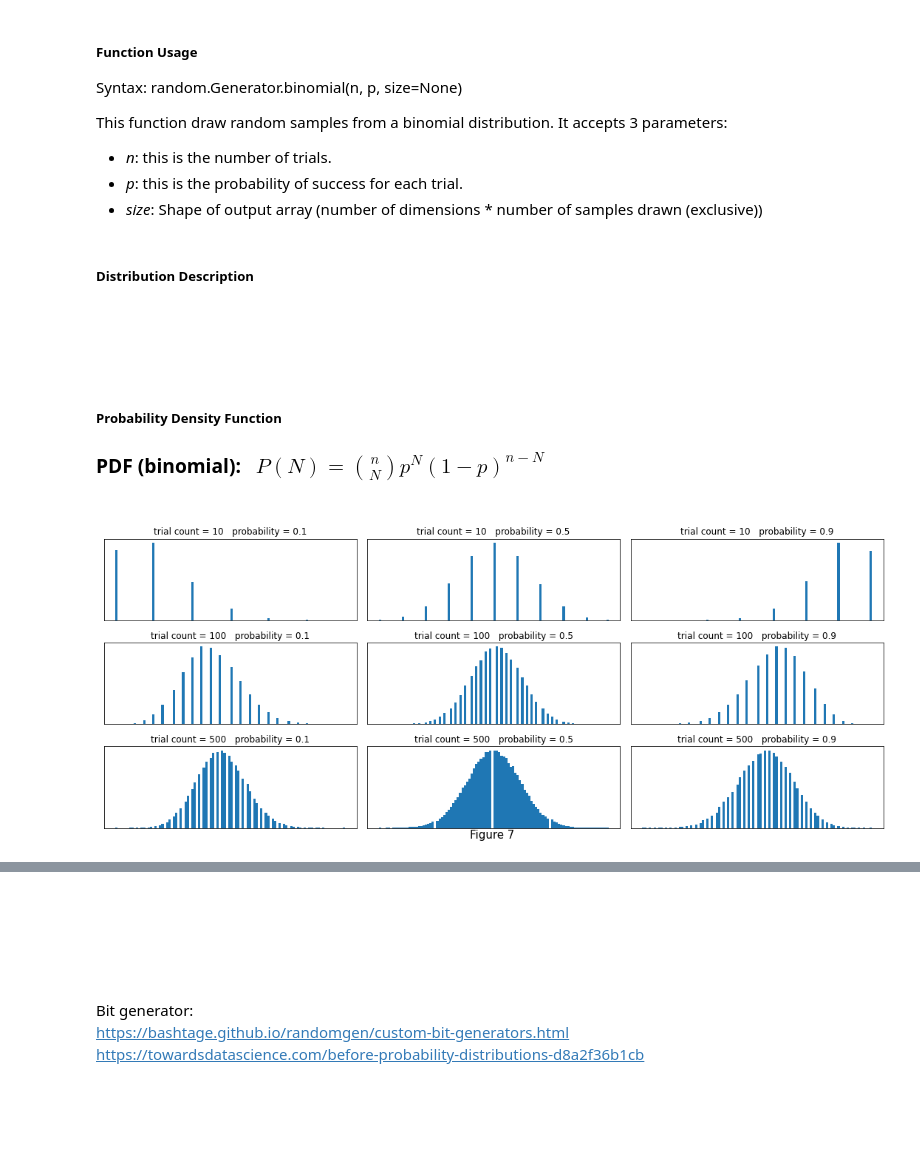
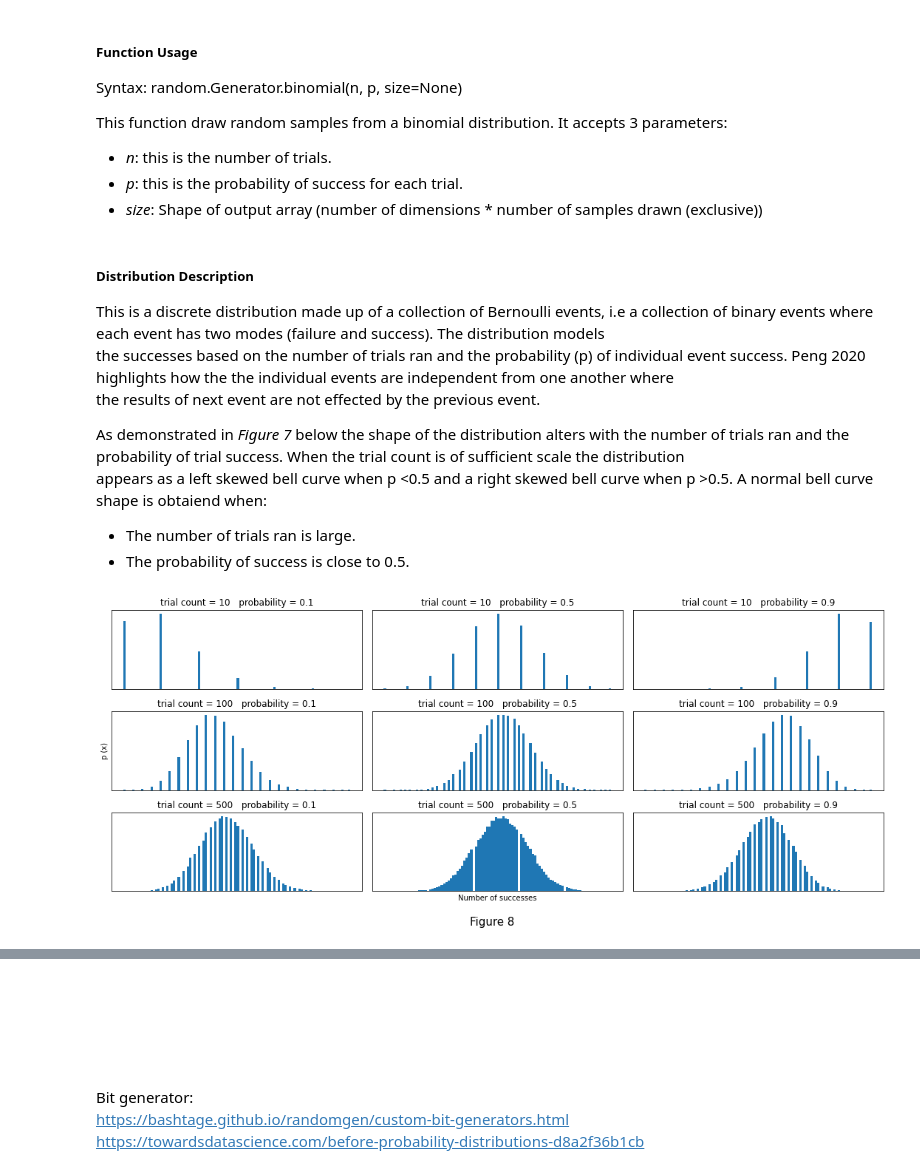
Before and after one commit to CiaranMoran27/playing_with_jupyter, a Jupyter notebook: numpy-random.ipynb, the cells around one changed output, grey strips where cells are left out. Saved outputs shown, nothing was run; the diff lists cells and outputs as text; code cells hidden in the pictures; blank space fills up the shorter version.

```diff
--- a/numpy-random.ipynb
+++ b/numpy-random.ipynb
@@ -534,35 +522,40 @@ This function draw random samples from a binomial  distribution. It accepts 3 pa
 # %% [markdown]
 ##### Distribution Description
 
-<br>
-<br>
-<br>
+This is a discrete distribution made up of a collection of Bernoulli events, i.e a collection of binary events where each event has two modes (failure and success). The distribution models<br>
+the successes based on the number of trials ran and the probability (p) of individual event success. Peng 2020 highlights how the the individual events are independent from one another where<br>
+the results of next event are not effected by the previous event.
+
+As demonstrated in *Figure 7* below the shape of the distribution alters with the number of trials ran and the probability of trial success. When the trial count is of sufficient scale the distribution<br> appears as a left skewed bell curve when p <0.5 and a right skewed bell curve when p >0.5. A normal bell curve shape is obtaiend when:
+- The number of trials ran is large.
+- The probability of success is close to 0.5.
-# %% [markdown]
-##### Probability Density Function
-<h3>PDF (binomial): &nbsp;  $P(N)={n \choose N}{p^N}{(1-p)}^{n-N}$ <h3>
 # %%
 def generate_binomial_array(subplot_ref, trial_num, p):
     array = rng.binomial(trial_num, p, 100000)
     axs[subplot_ref].hist(array, bins = 100)
     axs[subplot_ref].title.set_text('trial count = {}   probability = {}'.format(trial_num, p))
     axs[subplot_ref].set_xticks([])
     axs[subplot_ref].set_yticks([])
 
 Fig, axs = plt.subplots(3, 3, sharex = False, sharey = False, figsize = (15, 6))
-plt.figtext(0.5, 0.0, 'Figure 7', wrap = True, horizontalalignment = 'center', fontsize = 15)
-
+plt.figtext(0.5, -0.05, 'Figure 8', wrap = True, horizontalalignment = 'center', fontsize = 15)
+axs[2, 1].set_xlabel('Number of successes')
+axs[1, 0].set_ylabel('p (x)')
+#ax1.set_title('Normal Distribution (Std Dev altered)')
+##ax1.set_ylabel('frequency')
+#ax1.legend(loc='upper right')
 generate_binomial_array((0, 0), trial_num = 10, p = 0.1)
 generate_binomial_array((0, 1), trial_num = 10, p = 0.5)
 generate_binomial_array((0, 2), trial_num = 10, p = 0.9)
 
 generate_binomial_array((1, 0), trial_num = 100, p = 0.1)
 generate_binomial_array((1, 1), trial_num = 100, p = 0.5)
 generate_binomial_array((1, 2), trial_num = 100, p = 0.9)
 
 generate_binomial_array((2, 0), trial_num = 500, p = 0.1)
 generate_binomial_array((2, 1), trial_num = 500, p = 0.5)
 generate_binomial_array((2, 2), trial_num = 500, p = 0.9)
 
 plt.tight_layout()
 # %% [output]
-[figure, old version]
+[figure, new version]
```
Also changed, not shown: parts of 30 cells of this notebook.
